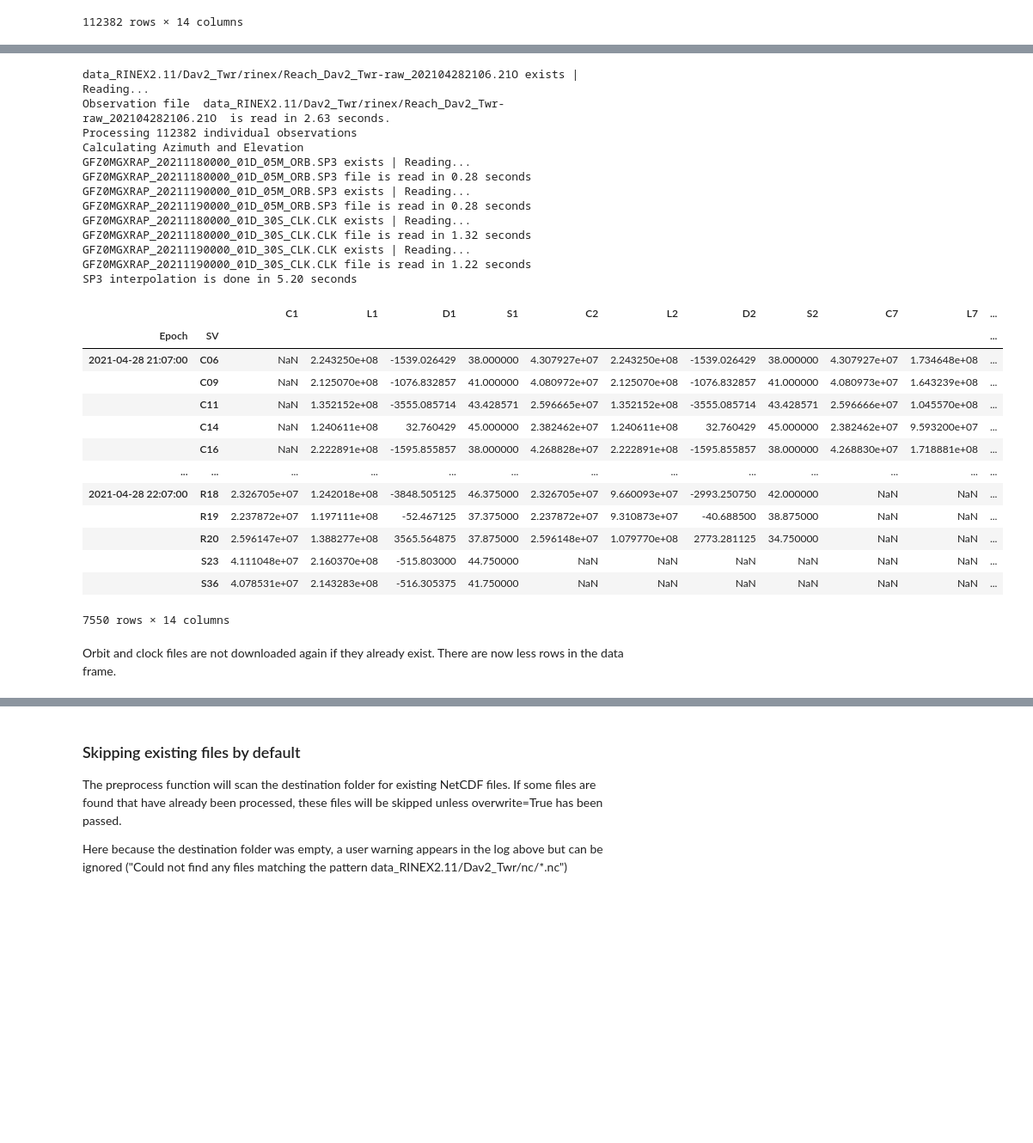
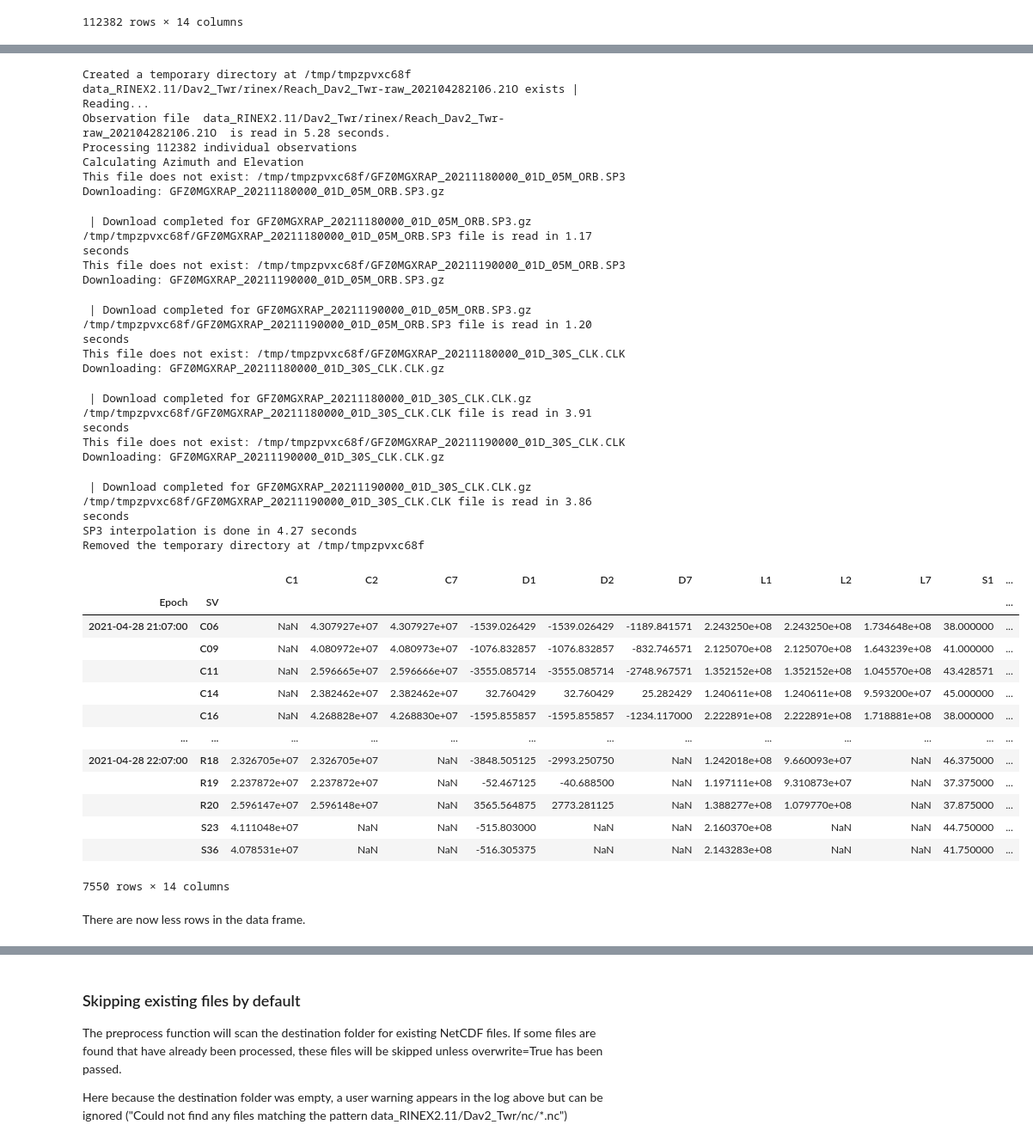
Before and after one commit to vincenthumphrey/gnssvod, a Jupyter notebook: examples/01_demo_processing.ipynb, the cells around one changed output, grey strips where cells are left out. Shown at 86% size. Cells and saved outputs as stored; diff of their text form; code cells hidden in the pictures; blank space fills up the shorter version.

```diff
--- a/examples/01_demo_processing.ipynb
+++ b/examples/01_demo_processing.ipynb
@@ -111,37 +117,47 @@ We can pass "interval='15S'" to resample the data during the preprocessing. The
 # %%
 pattern = {'Dav2_Twr':'data_RINEX2.11/Dav2_Twr/rinex/Reach_Dav2_Twr-raw_202104282106.21O'}
-result = gv.preprocess(pattern,interval='15S',outputresult=True)
+result = gv.preprocess(pattern,interval='15s',outputresult=True)
 # and show data frame
 result['Dav2_Twr'][0].observation
 # %% [output]
+Created a temporary directory at /tmp/tmpzpvxc68f
 data_RINEX2.11/Dav2_Twr/rinex/Reach_Dav2_Twr-raw_202104282106.21O exists | Reading...
-Observation file  data_RINEX2.11/Dav2_Twr/rinex/Reach_Dav2_Twr-raw_202104282106.21O  is read in 2.63 seconds.
+Observation file  data_RINEX2.11/Dav2_Twr/rinex/Reach_Dav2_Twr-raw_202104282106.21O  is read in 5.28 seconds.
 Processing 112382 individual observations
 Calculating Azimuth and Elevation
-GFZ0MGXRAP_20211180000_01D_05M_ORB.SP3 exists | Reading...
-GFZ0MGXRAP_20211180000_01D_05M_ORB.SP3 file is read in 0.28 seconds
-GFZ0MGXRAP_20211190000_01D_05M_ORB.SP3 exists | Reading...
-GFZ0MGXRAP_20211190000_01D_05M_ORB.SP3 file is read in 0.28 seconds
-GFZ0MGXRAP_20211180000_01D_30S_CLK.CLK exists | Reading...
-GFZ0MGXRAP_20211180000_01D_30S_CLK.CLK file is read in 1.32 seconds
-GFZ0MGXRAP_20211190000_01D_30S_CLK.CLK exists | Reading...
-GFZ0MGXRAP_20211190000_01D_30S_CLK.CLK file is read in 1.22 seconds
-SP3 interpolation is done in 5.20 seconds
+This file does not exist: /tmp/tmpzpvxc68f/GFZ0MGXRAP_20211180000_01D_05M_ORB.SP3
+Downloading: GFZ0MGXRAP_20211180000_01D_05M_ORB.SP3.gz
+ | Download completed for GFZ0MGXRAP_20211180000_01D_05M_ORB.SP3.gz
+/tmp/tmpzpvxc68f/GFZ0MGXRAP_20211180000_01D_05M_ORB.SP3 file is read in 1.17 seconds
+This file does not exist: /tmp/tmpzpvxc68f/GFZ0MGXRAP_20211190000_01D_05M_ORB.SP3
+Downloading: GFZ0MGXRAP_20211190000_01D_05M_ORB.SP3.gz
+ | Download completed for GFZ0MGXRAP_20211190000_01D_05M_ORB.SP3.gz
+/tmp/tmpzpvxc68f/GFZ0MGXRAP_20211190000_01D_05M_ORB.SP3 file is read in 1.20 seconds
+This file does not exist: /tmp/tmpzpvxc68f/GFZ0MGXRAP_20211180000_01D_30S_CLK.CLK
+Downloading: GFZ0MGXRAP_20211180000_01D_30S_CLK.CLK.gz
+ | Download completed for GFZ0MGXRAP_20211180000_01D_30S_CLK.CLK.gz
+/tmp/tmpzpvxc68f/GFZ0MGXRAP_20211180000_01D_30S_CLK.CLK file is read in 3.91 seconds
+This file does not exist: /tmp/tmpzpvxc68f/GFZ0MGXRAP_20211190000_01D_30S_CLK.CLK
+Downloading: GFZ0MGXRAP_20211190000_01D_30S_CLK.CLK.gz
+ | Download completed for GFZ0MGXRAP_20211190000_01D_30S_CLK.CLK.gz
+/tmp/tmpzpvxc68f/GFZ0MGXRAP_20211190000_01D_30S_CLK.CLK file is read in 3.86 seconds
+SP3 interpolation is done in 4.27 seconds
+Removed the temporary directory at /tmp/tmpzpvxc68f
-|  |  | C1 | L1 | D1 | S1 | C2 | L2 | D2 | S2 | C7 | L7 | ... |
+|  |  | C1 | C2 | C7 | D1 | D2 | D7 | L1 | L2 | L7 | S1 | ... |
 | Epoch | SV |  |  |  |  |  |  |  |  |  |  | ... |
-| 2021-04-28 21:07:00 | C06 | NaN | 2.243250e+08 | -1539.026429 | 38.000000 | 4.307927e+07 | 2.243250e+08 | -1539.026429 | 38.000000 | 4.307927e+07 | 1.734648e+08 | ... |
-|  | C09 | NaN | 2.125070e+08 | -1076.832857 | 41.000000 | 4.080972e+07 | 2.125070e+08 | -1076.832857 | 41.000000 | 4.080973e+07 | 1.643239e+08 | ... |
-|  | C11 | NaN | 1.352152e+08 | -3555.085714 | 43.428571 | 2.596665e+07 | 1.352152e+08 | -3555.085714 | 43.428571 | 2.596666e+07 | 1.045570e+08 | ... |
-|  | C14 | NaN | 1.240611e+08 | 32.760429 | 45.000000 | 2.382462e+07 | 1.240611e+08 | 32.760429 | 45.000000 | 2.382462e+07 | 9.593200e+07 | ... |
-|  | C16 | NaN | 2.222891e+08 | -1595.855857 | 38.000000 | 4.268828e+07 | 2.222891e+08 | -1595.855857 | 38.000000 | 4.268830e+07 | 1.718881e+08 | ... |
+| 2021-04-28 21:07:00 | C06 | NaN | 4.307927e+07 | 4.307927e+07 | -1539.026429 | -1539.026429 | -1189.841571 | 2.243250e+08 | 2.243250e+08 | 1.734648e+08 | 38.000000 | ... |
+|  | C09 | NaN | 4.080972e+07 | 4.080973e+07 | -1076.832857 | -1076.832857 | -832.746571 | 2.125070e+08 | 2.125070e+08 | 1.643239e+08 | 41.000000 | ... |
+|  | C11 | NaN | 2.596665e+07 | 2.596666e+07 | -3555.085714 | -3555.085714 | -2748.967571 | 1.352152e+08 | 1.352152e+08 | 1.045570e+08 | 43.428571 | ... |
+|  | C14 | NaN | 2.382462e+07 | 2.382462e+07 | 32.760429 | 32.760429 | 25.282429 | 1.240611e+08 | 1.240611e+08 | 9.593200e+07 | 45.000000 | ... |
+|  | C16 | NaN | 4.268828e+07 | 4.268830e+07 | -1595.855857 | -1595.855857 | -1234.117000 | 2.222891e+08 | 2.222891e+08 | 1.718881e+08 | 38.000000 | ... |
 | ... | ... | ... | ... | ... | ... | ... | ... | ... | ... | ... | ... | ... |
-| 2021-04-28 22:07:00 | R18 | 2.326705e+07 | 1.242018e+08 | -3848.505125 | 46.375000 | 2.326705e+07 | 9.660093e+07 | -2993.250750 | 42.000000 | NaN | NaN | ... |
-|  | R19 | 2.237872e+07 | 1.197111e+08 | -52.467125 | 37.375000 | 2.237872e+07 | 9.310873e+07 | -40.688500 | 38.875000 | NaN | NaN | ... |
-|  | R20 | 2.596147e+07 | 1.388277e+08 | 3565.564875 | 37.875000 | 2.596148e+07 | 1.079770e+08 | 2773.281125 | 34.750000 | NaN | NaN | ... |
-|  | S23 | 4.111048e+07 | 2.160370e+08 | -515.803000 | 44.750000 | NaN | NaN | NaN | NaN | NaN | NaN | ... |
-|  | S36 | 4.078531e+07 | 2.143283e+08 | -516.305375 | 41.750000 | NaN | NaN | NaN | NaN | NaN | NaN | ... |
+| 2021-04-28 22:07:00 | R18 | 2.326705e+07 | 2.326705e+07 | NaN | -3848.505125 | -2993.250750 | NaN | 1.242018e+08 | 9.660093e+07 | NaN | 46.375000 | ... |
+|  | R19 | 2.237872e+07 | 2.237872e+07 | NaN | -52.467125 | -40.688500 | NaN | 1.197111e+08 | 9.310873e+07 | NaN | 37.375000 | ... |
+|  | R20 | 2.596147e+07 | 2.596148e+07 | NaN | 3565.564875 | 2773.281125 | NaN | 1.388277e+08 | 1.079770e+08 | NaN | 37.875000 | ... |
+|  | S23 | 4.111048e+07 | NaN | NaN | -515.803000 | NaN | NaN | 2.160370e+08 | NaN | NaN | 44.750000 | ... |
+|  | S36 | 4.078531e+07 | NaN | NaN | -516.305375 | NaN | NaN | 2.143283e+08 | NaN | NaN | 41.750000 | ... |
-7550 rows × 14 columns
+7550 rows × 14 columns
 # %% [markdown]
-Orbit and clock files are not downloaded again if they already exist. There are now less rows in the data frame.
+There are now less rows in the data frame.
 # %% [markdown]
 ## Batch processing
```
Also changed, not shown: parts of 5 cells of this notebook, 5 other files.
